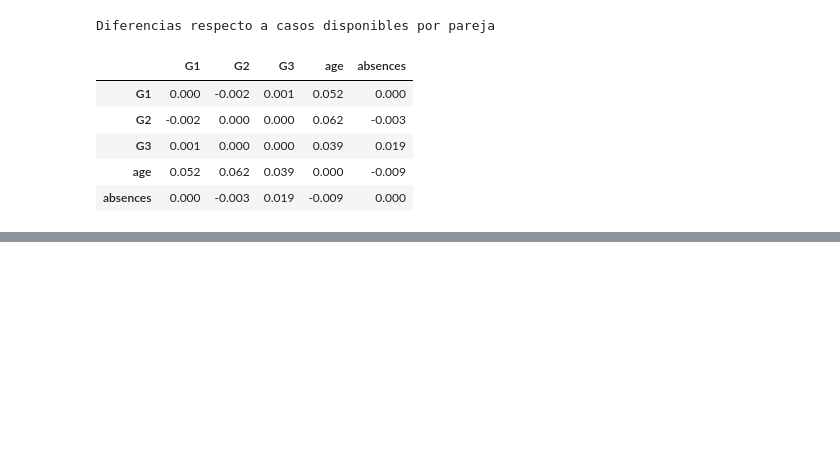
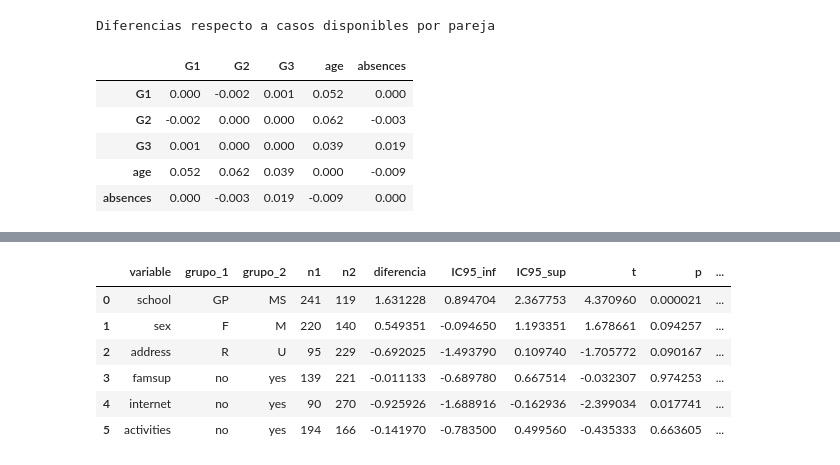
Before and after one commit to Peripera/final_ev_stadistics, a Jupyter notebook: exploratory_analysis.ipynb, the cells around one changed output, grey strips where cells are left out. Cells and saved outputs as stored; diff of their text form; code cells hidden in the pictures; blank space fills up the shorter version.

```diff
--- a/exploratory_analysis.ipynb
+++ b/exploratory_analysis.ipynb
@@ -1746,0 +1845,61 @@ Diferencias respecto a casos disponibles por pareja
+# %%
+resultados_grupos = []
+
+for variable in variables_binarias:
+    datos = df[[variable, "G3"]].dropna()
+    grupos = sorted(datos[variable].unique())
+    x = datos.loc[datos[variable] == grupos[0], "G3"]
+    y = datos.loc[datos[variable] == grupos[1], "G3"]
+    n1, n2 = len(x), len(y)
+    v1, v2 = x.var(), y.var()
+    diferencia = x.mean() - y.mean()
+
+    # Prueba t de Welch
+    t, p = stats.ttest_ind(x, y, equal_var=False)
+
+    # Intervalo de confianza
+    error = np.sqrt(v1/n1 + v2/n2)
+
+    gl = (v1/n1 + v2/n2)**2 / (
+        (v1/n1)**2/(n1-1) +
+        (v2/n2)**2/(n2-1)
+    )
+
+    margen = stats.t.ppf(0.975, gl) * error
+
+    # Cohen d c
+    de_combinada = np.sqrt(
+        ((n1-1)*v1 + (n2-1)*v2) /
+        (n1+n2-2)
+    )
+
+    resultados_grupos.append({
+        "variable": variable,
+        "grupo_1": grupos[0],
+        "grupo_2": grupos[1],
+        "n1": n1,
+        "n2": n2,
+        "diferencia": diferencia,
+        "IC95_inf": diferencia - margen,
+        "IC95_sup": diferencia + margen,
+        "t": t,
+        "p": p,
+        "cohen_d": diferencia / de_combinada
+    })
+
+tabla_inferencia_grupos = pd.DataFrame(resultados_grupos)
+
+tabla_inferencia_grupos["p_Holm"] = multipletests(
+    tabla_inferencia_grupos["p"],
+    method="holm"
+)[1]
+
+display(tabla_inferencia_grupos.round(6))
+# %% [output]
+|  | variable | grupo_1 | grupo_2 | n1 | n2 | diferencia | IC95_inf | IC95_sup | t | p | ... |
+| 0 | school | GP | MS | 241 | 119 | 1.631228 | 0.894704 | 2.367753 | 4.370960 | 0.000021 | ... |
+| 1 | sex | F | M | 220 | 140 | 0.549351 | -0.094650 | 1.193351 | 1.678661 | 0.094257 | ... |
+| 2 | address | R | U | 95 | 229 | -0.692025 | -1.493790 | 0.109740 | -1.705772 | 0.090167 | ... |
+| 3 | famsup | no | yes | 139 | 221 | -0.011133 | -0.689780 | 0.667514 | -0.032307 | 0.974253 | ... |
+| 4 | internet | no | yes | 90 | 270 | -0.925926 | -1.688916 | -0.162936 | -2.399034 | 0.017741 | ... |
+| 5 | activities | no | yes | 194 | 166 | -0.141970 | -0.783500 | 0.499560 | -0.435333 | 0.663605 | ... |
```
Also changed, not shown: parts of 49 cells of this notebook.
